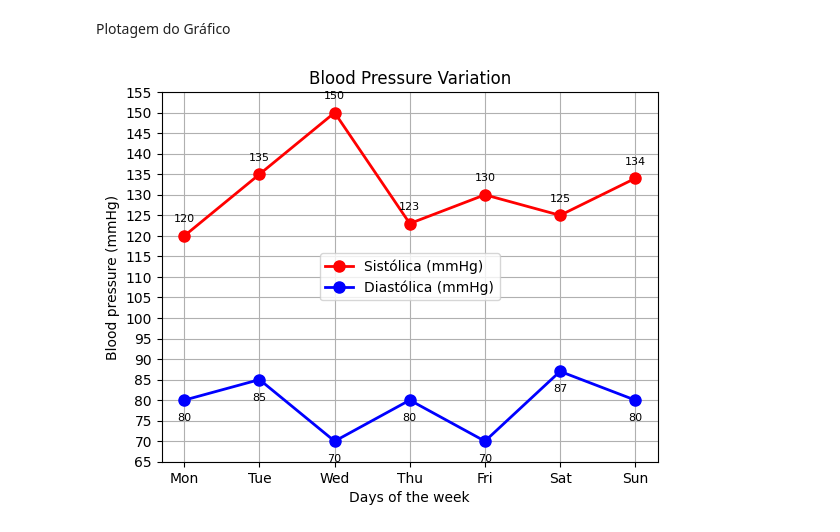
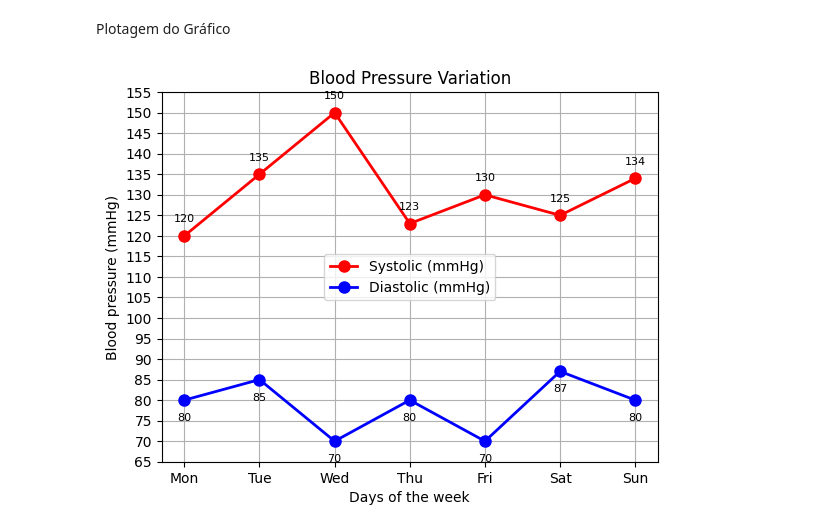
Before and after one commit to helena-varela/blood-pressure-analysis, a Jupyter notebook: Blood_Pressure_Analysis_Pythonipynb.ipynb, the cells around one changed output. Saved outputs shown, nothing was run; the diff lists cells and outputs as text; code cells hidden in the pictures.

```diff
--- a/Blood_Pressure_Analysis_Pythonipynb.ipynb
+++ b/Blood_Pressure_Analysis_Pythonipynb.ipynb
@@ -11,9 +11,9 @@ systolic = []
 diastolic = []
 
 for i in range(1, 8):
-  print(f"Dia {i}")
-  s = int(input("Pressão Sistólica: "))
-  d= int(input("Pressão Diastólica: "))
+  print(f"Day {i}")
+  s = int(input("Systolic pressure: "))
+  d= int(input("Diastolic pressure: "))
   systolic.append(s)
   diastolic.append(d)
 # %% [output]
@@ -37,35 +37,34 @@ Pressão Diastólica: 80
 # %% [markdown]
 Plotagem do Gráfico
 # %%
-# Dados de exemplo
 x = np.arange(1, 8)
 
-# Plotagem do Gráfico
-plt.plot(x, systolic, 'r-o', label = "Sistólica (mmHg)", linewidth=2, markersize=8 )
-plt.plot(x, diastolic, 'b-o', label = "Diastólica (mmHg)", linewidth=2, markersize=8 )
+# Graph Plotting
+plt.plot(x, systolic, 'r-o', label = "Systolic (mmHg)", linewidth=2, markersize=8 )
+plt.plot(x, diastolic, 'b-o', label = "Diastolic (mmHg)", linewidth=2, markersize=8 )
 
-# Mínimo e Máximo do Gráfico
+# Graph Minimum and Maximum
 min_val = min(min(systolic), min(diastolic)) - 5
 max_val = max(max(systolic), max(diastolic)) + 5
 
 plt.ylim(
     min(min(systolic), min(diastolic)) - 5,
     max(max(systolic), max(diastolic)) + 5
 )
 
-# Adiciona os valores dos pontos
+# Add the point values
 for i in range(len(x)):
     plt.annotate(f'{systolic[i]}', (x[i], systolic[i]), textcoords="offset points", xytext=(0,10), ha='center', fontsize=8)
     plt.annotate(f'{diastolic[i]}', (x[i], diastolic[i]), textcoords="offset points", xytext=(0,-15), ha='center', fontsize=8)
 
-# Elementos visuais
+# Visual elements
 plt.xticks(x, ['Mon', 'Tue', 'Wed', 'Thu', 'Fri', 'Sat', 'Sun'])
 plt.yticks(np.arange(min_val, max_val + 1, 5))
 plt.xlabel('Days of the week')
 plt.ylabel('Blood pressure (mmHg)')
 plt.title('Blood Pressure Variation')
 plt.legend(loc='center')
 plt.grid(True)
 plt.show()
 # %% [output]
-[figure, old version]
+[figure, new version]
```
